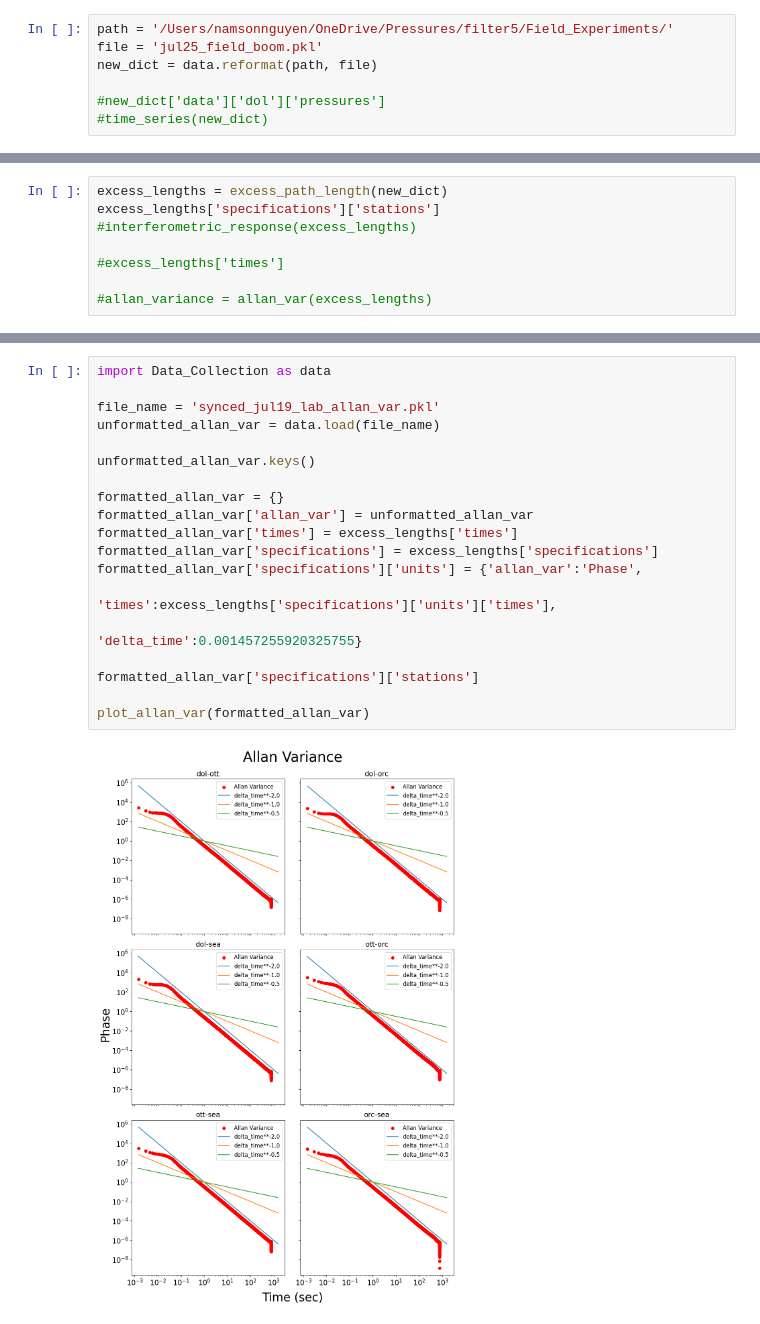
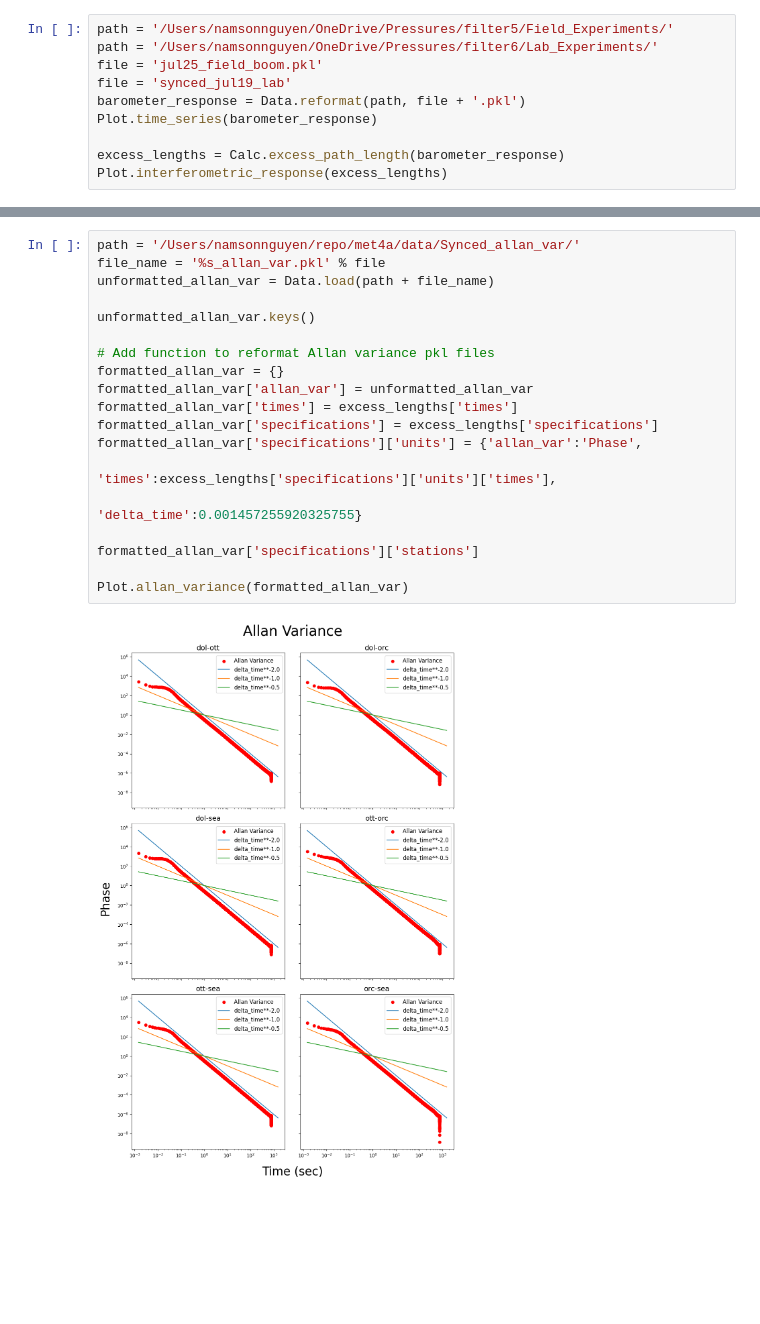
Before and after one commit to namson9728/MET4A_infrasonics, a Jupyter notebook: test.ipynb, the cells around one changed output, grey strips where cells are left out. Saved outputs shown, nothing was run; the diff lists cells and outputs as text; blank space fills up the shorter version.

```diff
--- a/test.ipynb
+++ b/test.ipynb
@@ -131,7 +7,10 @@ def plot_allan_var(data_collection:dict, title:str='Allan Variance'):
 # %%
 path = '/Users/namsonnguyen/OneDrive/Pressures/filter5/Field_Experiments/'
+path = '/Users/namsonnguyen/OneDrive/Pressures/filter6/Lab_Experiments/'
 file = 'jul25_field_boom.pkl'
-new_dict = data.reformat(path, file)
+file = 'synced_jul19_lab'
+barometer_response = Data.reformat(path, file + '.pkl')
+Plot.time_series(barometer_response)
 
-#new_dict['data']['dol']['pressures']
-#time_series(new_dict)
+excess_lengths = Calc.excess_path_length(barometer_response)
+Plot.interferometric_response(excess_lengths)
@@ -138,8 +19,0 @@ new_dict = data.reformat(path, file)
-# %%
-excess_lengths = excess_path_length(new_dict)
-excess_lengths['specifications']['stations']
-#interferometric_response(excess_lengths)
-
-#excess_lengths['times']
-
-#allan_variance = allan_var(excess_lengths)
@@ -148,21 +20,21 @@ excess_lengths['specifications']['stations']
 # %%
-import Data_Collection as data
-
-file_name = 'synced_jul19_lab_allan_var.pkl'
-unformatted_allan_var = data.load(file_name)
+path = '/Users/namsonnguyen/repo/met4a/data/Synced_allan_var/'
+file_name = '%s_allan_var.pkl' % file
+unformatted_allan_var = Data.load(path + file_name)
 
 unformatted_allan_var.keys()
 
+# Add function to reformat Allan variance pkl files
 formatted_allan_var = {}
 formatted_allan_var['allan_var'] = unformatted_allan_var
 formatted_allan_var['times'] = excess_lengths['times']
 formatted_allan_var['specifications'] = excess_lengths['specifications']
 formatted_allan_var['specifications']['units'] = {'allan_var':'Phase',
                                                 'times':excess_lengths['specifications']['units']['times'],
                                                 'delta_time':0.001457255920325755}
 
 formatted_allan_var['specifications']['stations']
 
-plot_allan_var(formatted_allan_var)
+Plot.allan_variance(formatted_allan_var)
 # %% [output]
-[figure, old version]
+[figure, new version]
```
Also changed, not shown: parts of 5 cells of this notebook, 3 other files.
